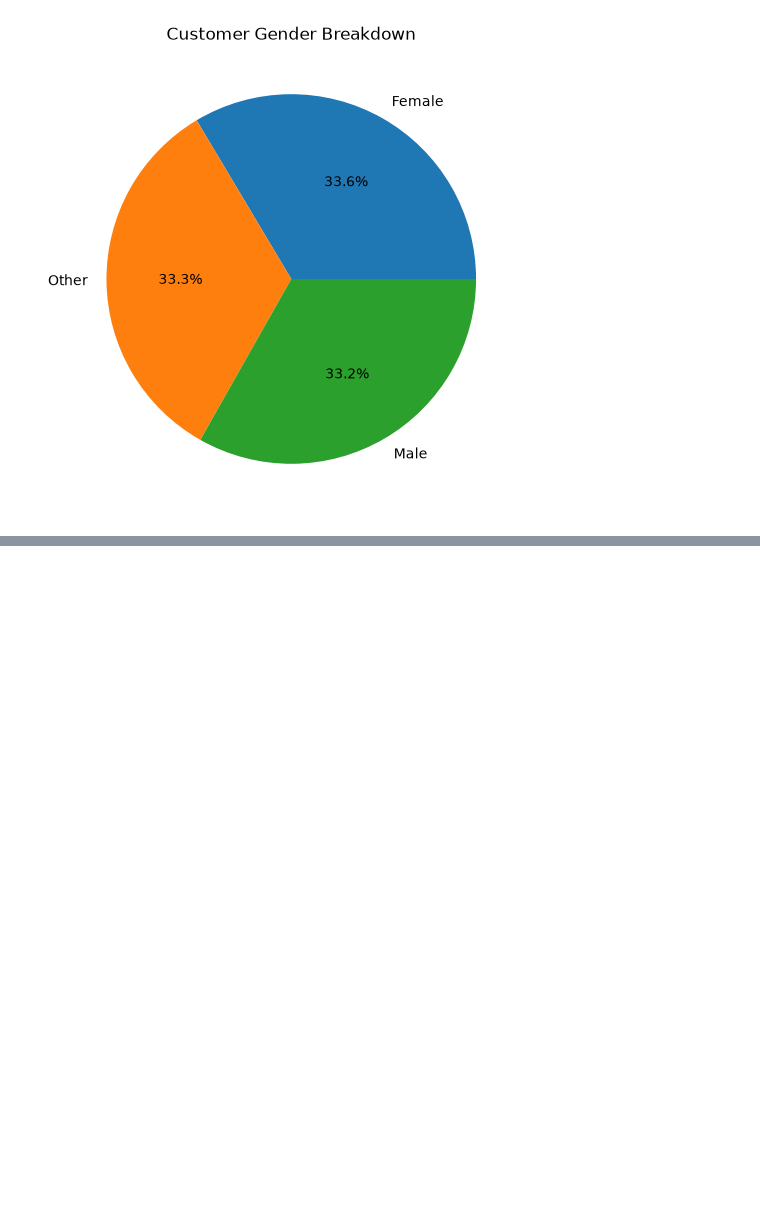
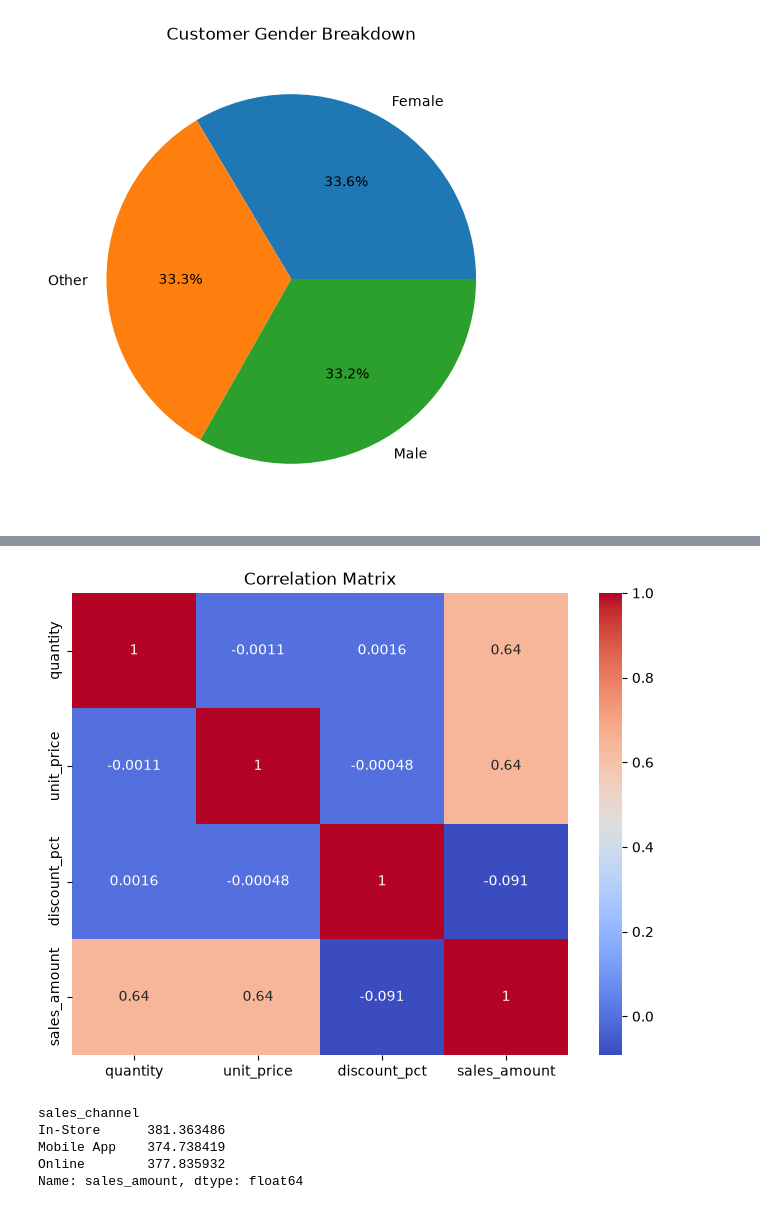
Before and after one commit to atulkadam081-coder/IOBSIP, a Jupyter notebook: src/retail_sales_eda.ipynb, the cells around one changed output, grey strips where cells are left out. Cells and saved outputs as stored; diff of their text form; code cells hidden in the pictures; blank space fills up the shorter version.

```diff
--- a/src/retail_sales_eda.ipynb
+++ b/src/retail_sales_eda.ipynb
@@ -263,0 +330,4 @@ plt.show()
+# %%
+correlation = df.select_dtypes(include="number").corr()
+
+correlation
@@ -263,0 +340,24 @@ plt.show()
+# %%
+plt.figure(figsize=(8, 6))
+
+sns.heatmap(
+    correlation,
+    annot=True,
+    cmap="coolwarm"
+)
+
+plt.title("Correlation Matrix")
+
+plt.show()
+# %% [output]
+[figure, added]
+# %%
+channel_sales = df.groupby("sales_channel")["sales_amount"].mean()
+
+channel_sales
+# %% [output]
+sales_channel
+In-Store      381.363486
+Mobile App    374.738419
+Online        377.835932
+Name: sales_amount, dtype: float64
```
Also changed, not shown: parts of 6 cells of this notebook.
